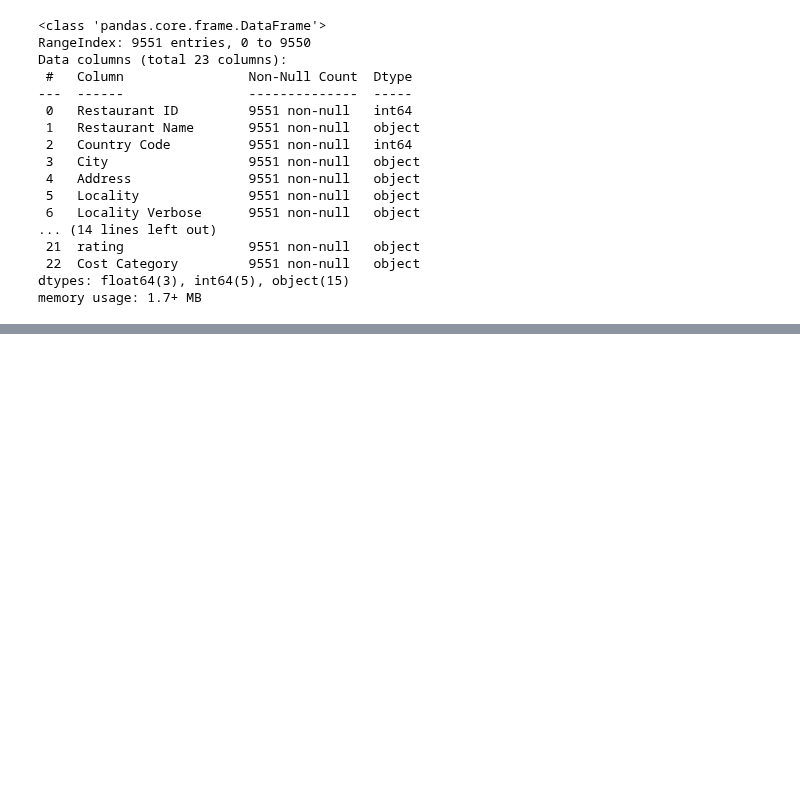
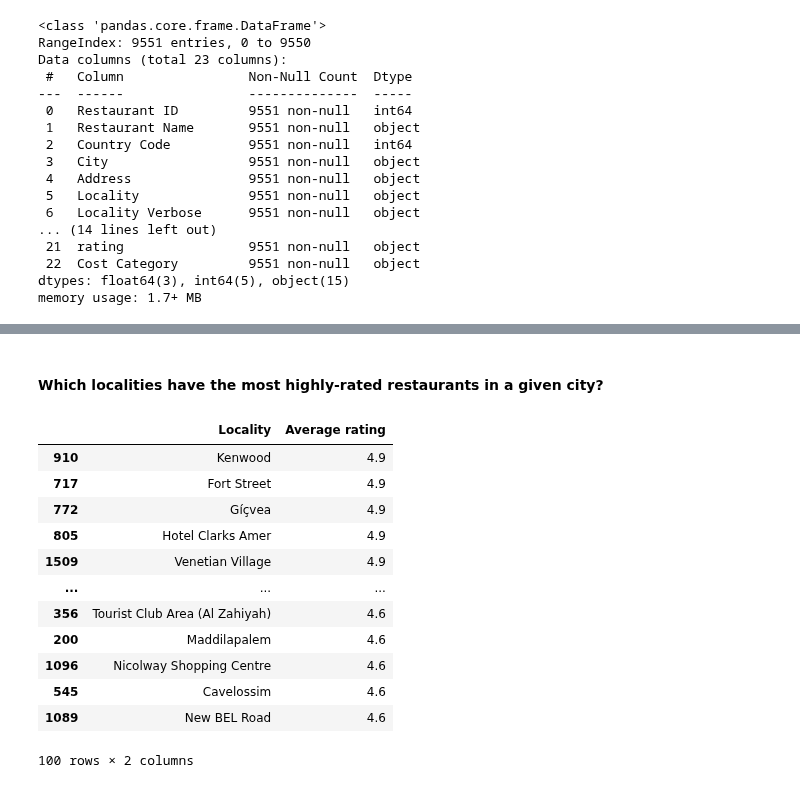
Before and after one commit to Himmu5/data-analysis, a Jupyter notebook: notebooks/zomato_analysis.ipynb, the cells around one changed output, grey strips where cells are left out. Saved outputs shown, nothing was run; the diff lists cells and outputs as text; code cells hidden in the pictures; blank space fills up the shorter version.

```diff
--- a/notebooks/zomato_analysis.ipynb
+++ b/notebooks/zomato_analysis.ipynb
@@ -249,0 +278,18 @@ memory usage: 1.7+ MB
+# %% [markdown]
+#### Which localities have the most highly-rated restaurants in a given city?
+# %%
+zomato_data.dropna(subset='Locality Verbose').assign(Locality=zomato_data['Locality Verbose'].str.split(",")).explode("Locality").groupby("Locality")['Aggregate rating'].mean().reset_index(name='Average rating').sort_values(by='Average rating', ascending=False).head(100)
+# %% [output]
+|  | Locality | Average rating |
+| 910 | Kenwood | 4.9 |
+| 717 | Fort Street | 4.9 |
+| 772 | Gíçvea | 4.9 |
+| 805 | Hotel Clarks Amer | 4.9 |
+| 1509 | Venetian Village | 4.9 |
+| ... | ... | ... |
+| 356 | Tourist Club Area (Al Zahiyah) | 4.6 |
+| 200 | Maddilapalem | 4.6 |
+| 1096 | Nicolway Shopping Centre | 4.6 |
+| 545 | Cavelossim | 4.6 |
+| 1089 | New BEL Road | 4.6 |
+100 rows × 2 columns
```
Also changed, not shown: parts of 3 cells of this notebook.
